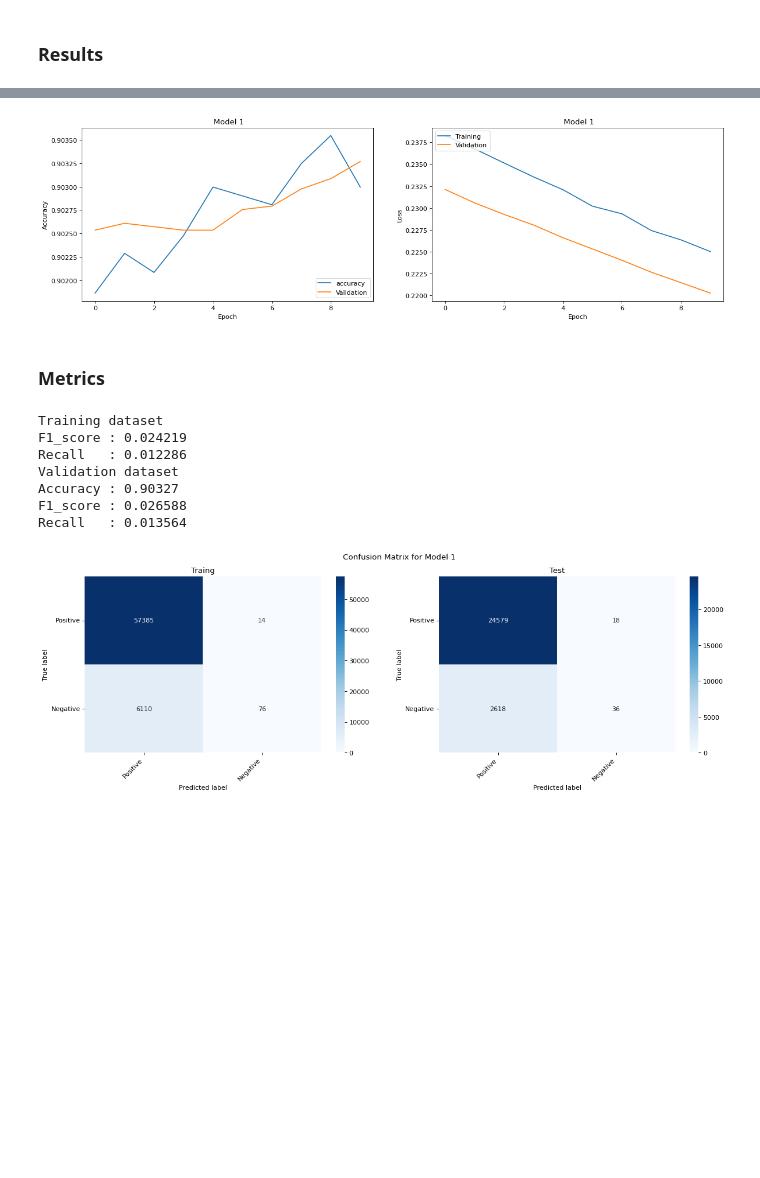
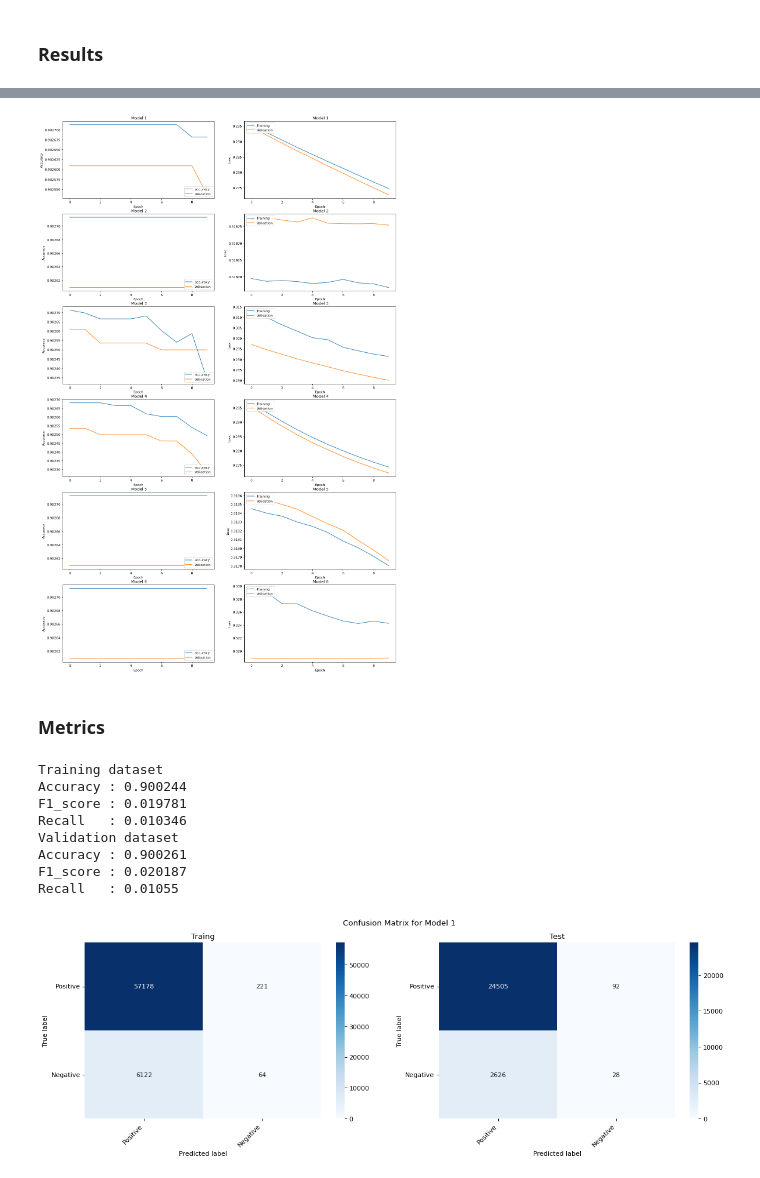
Before and after one commit to barauna-lo/Neurocomputing, a Jupyter notebook: Project_01_MLP.ipynb, the cells around one changed output, grey strips where cells are left out. Drawn from its saved outputs; the diff is of its cells as text; code cells hidden in the pictures; blank space fills up the shorter version.

```diff
--- a/Project_01_MLP.ipynb
+++ b/Project_01_MLP.ipynb
@@ -828,14 +830,15 @@ model_NASA_1[i].compile(loss='binary_crossentropy', optimizer=Adam(lr=0.0001), m
 # %%
 
 #x_train, x_test, y_train, y_test
-epochs = 30
+epochs = 10
 en_time_NASA_1 = []
 st_time_NASA_1 = []
 history_NASA_1 = []
-st_time_NASA_1.append(time.time())
-history_NASA_1.append(
-  model_NASA_1[i].fit(x_train.values, y_train.values, epochs=epochs, batch_size=32,
-                     validation_data=(x_test.values,  y_test.values), verbose=0, shuffle=True))
-en_time_NASA_1.append(time.time())
+for i in range(len(regul)):
+  st_time_NASA_1.append(time.time())
+  history_NASA_1.append(
+    model_NASA_1[i].fit(x_train.values, y_train.values, epochs=epochs, batch_size=32,
+                      validation_data=(x_test.values,  y_test.values), verbose=0, shuffle=True))
+  en_time_NASA_1.append(time.time())
 # %% [markdown]
 ### Results
@@ -846,0 +845,4 @@ Epochs: 30
+# %%
+for i in range(len(regul)):
+  print('Model NASA 1'+str(i+1))
+  print(round((en_time_NASA_1[i] - st_time_NASA_1[i])/60,4), "minutes\n")
@@ -847,32 +867,33 @@ Epochs: 30
 # %%
-N_rows, N_colluns = 1,2
+N_rows, N_colluns = 6,2
 
-figure(figsize=(18,5),dpi=80)
+figure(figsize=(18,30),dpi=80)
 plt.suptitle('')
+for i in range(len(regul)):
+  plt.subplot(N_rows,N_colluns,((2*i+1)))
+  plt.plot(history_NASA_1[i].history['accuracy'], color="C0")
+  plt.plot(history_NASA_1[i].history['val_accuracy'], color="C1")
+  plt.title(' Model '+str(i+1))
+  plt.ylabel('Accuracy')
+  plt.xlabel('Epoch')
+  plt.legend(['accuracy', 'Validation'], loc='lower right')
 
-plt.subplot(N_rows,N_colluns,(i*1+1))
-plt.plot(history_NASA_1[i].history['accuracy'], color="C0")
-plt.plot(history_NASA_1[i].history['val_accuracy'], color="C1")
-plt.title(' Model '+str(i+1))
-plt.ylabel('Accuracy')
-plt.xlabel('Epoch')
-plt.legend(['accuracy', 'Validation'], loc='lower right')
-
-plt.subplot(N_rows,N_colluns,(i*2+2))
-plt.plot(history_NASA_1[i].history['loss'], color="C0")
-plt.plot(history_NASA_1[i].history['val_loss'], color="C1")
-plt.title(' Model '+str(i+1))
-plt.ylabel('Loss')
-plt.xlabel('Epoch')
-plt.legend(['Training', 'Validation'], loc='upper left')
+  plt.subplot(N_rows,N_colluns,((2*i+2)))
+  plt.plot(history_NASA_1[i].history['loss'], color="C0")
+  plt.plot(history_NASA_1[i].history['val_loss'], color="C1")
+  plt.title(' Model '+str(i+1))
+  plt.ylabel('Loss')
+  plt.xlabel('Epoch')
+  plt.legend(['Training', 'Validation'], loc='upper left')
 plt.show()
 # %% [output]
-[figure, old version]
+[figure, new version]
 # %% [markdown]
 ### Metrics
 # %%
 print("Training dataset")
-print("F1_score :",round(      f1_score(y_train.values, np.round(model_NASA_1[i].predict(x_train.values))),6),
+print("Accuracy :",round(accuracy_score(y_train.values, np.round(model_NASA_1[i].predict(x_train.values))),6),
+    "\nF1_score :",round(      f1_score(y_train.values, np.round(model_NASA_1[i].predict(x_train.values))),6),
     "\nRecall   :",round(  recall_score(y_train.values, np.round(model_NASA_1[i].predict(x_train.values))),6),
     "\nValidation dataset",
     "\nAccuracy :",round(accuracy_score(y_test.values,  np.round(model_NASA_1[i].predict(x_test.values))),6), "\r")
@@ -880,12 +901,13 @@ print("F1_score :",round(      f1_score(y_test.values,  np.round(model_NASA_1[i]
 print("Recall   :",round(  recall_score(y_test.values,  np.round(model_NASA_1[i].predict(x_test.values))),6), "\r\n")
 # %% [output]
 Training dataset
-F1_score : 0.024219
-Recall   : 0.012286
+Accuracy : 0.900244
+F1_score : 0.019781
+Recall   : 0.010346
 Validation dataset
-Accuracy : 0.90327
-F1_score : 0.026588
-Recall   : 0.013564
+Accuracy : 0.900261
+F1_score : 0.020187
+Recall   : 0.01055
 # %%
 #Confusion Matrix
 
```
Also changed, not shown: parts of 5 cells of this notebook.
